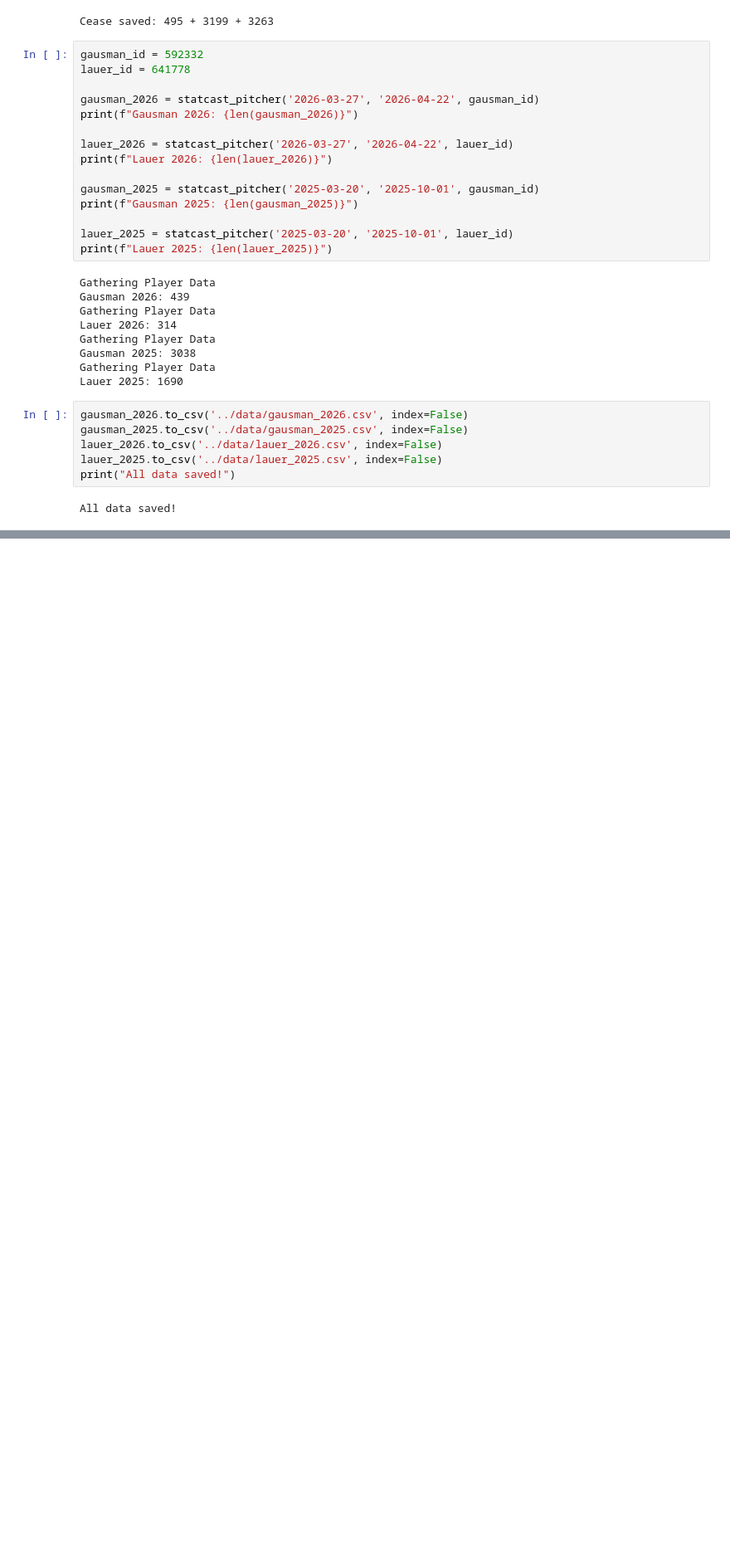
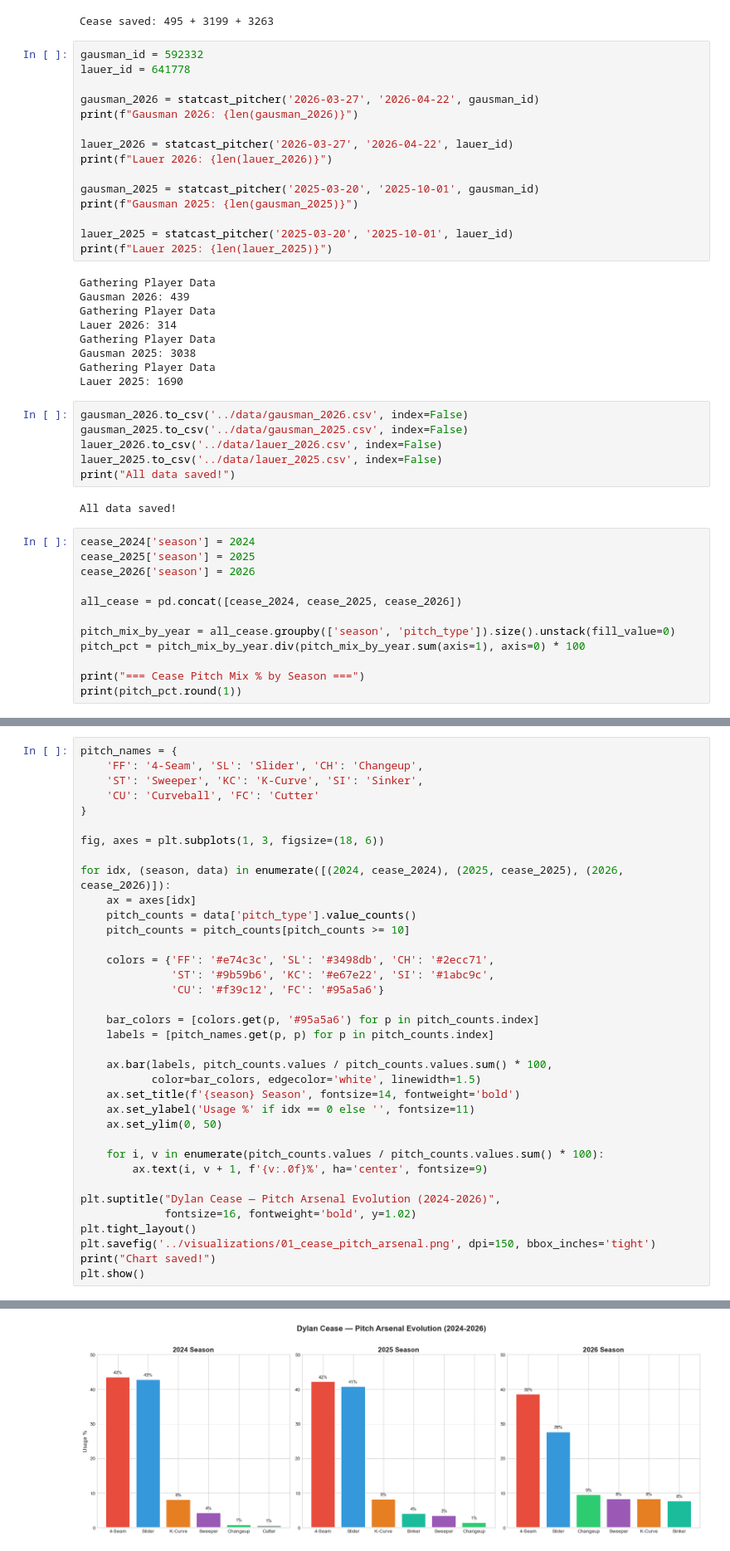
Before and after one commit to seongji-park/bluejays-2026-pitching-analysis, a Jupyter notebook: notebooks/01_cease_analysis.ipynb, the cells around one changed output, grey strips where cells are left out. Shown at 83% size. Cells and saved outputs as stored; diff of their text form; blank space fills up the shorter version.

```diff
--- a/notebooks/01_cease_analysis.ipynb
+++ b/notebooks/01_cease_analysis.ipynb
@@ -102,3 +102,15 @@ lauer_2025.to_csv('../data/lauer_2025.csv', index=False)
 print("All data saved!")
 # %% [output]
 All data saved!
+# %%
+cease_2024['season'] = 2024
+cease_2025['season'] = 2025
+cease_2026['season'] = 2026
+
+all_cease = pd.concat([cease_2024, cease_2025, cease_2026])
+
+pitch_mix_by_year = all_cease.groupby(['season', 'pitch_type']).size().unstack(fill_value=0)
+pitch_pct = pitch_mix_by_year.div(pitch_mix_by_year.sum(axis=1), axis=0) * 100
+
+print("=== Cease Pitch Mix % by Season ===")
+print(pitch_pct.round(1))
@@ -104,0 +155,37 @@ All data saved!
+# %%
+pitch_names = {
+    'FF': '4-Seam', 'SL': 'Slider', 'CH': 'Changeup',
+    'ST': 'Sweeper', 'KC': 'K-Curve', 'SI': 'Sinker',
+    'CU': 'Curveball', 'FC': 'Cutter'
+}
+
+fig, axes = plt.subplots(1, 3, figsize=(18, 6))
+
+for idx, (season, data) in enumerate([(2024, cease_2024), (2025, cease_2025), (2026, cease_2026)]):
+    ax = axes[idx]
+    pitch_counts = data['pitch_type'].value_counts()
+    pitch_counts = pitch_counts[pitch_counts >= 10]
+
+    colors = {'FF': '#e74c3c', 'SL': '#3498db', 'CH': '#2ecc71',
+              'ST': '#9b59b6', 'KC': '#e67e22', 'SI': '#1abc9c',
+              'CU': '#f39c12', 'FC': '#95a5a6'}
+
+    bar_colors = [colors.get(p, '#95a5a6') for p in pitch_counts.index]
+    labels = [pitch_names.get(p, p) for p in pitch_counts.index]
+
+    ax.bar(labels, pitch_counts.values / pitch_counts.values.sum() * 100,
+           color=bar_colors, edgecolor='white', linewidth=1.5)
+    ax.set_title(f'{season} Season', fontsize=14, fontweight='bold')
+    ax.set_ylabel('Usage %' if idx == 0 else '', fontsize=11)
+    ax.set_ylim(0, 50)
+
+    for i, v in enumerate(pitch_counts.values / pitch_counts.values.sum() * 100):
+        ax.text(i, v + 1, f'{v:.0f}%', ha='center', fontsize=9)
+
+plt.suptitle("Dylan Cease — Pitch Arsenal Evolution (2024-2026)",
+             fontsize=16, fontweight='bold', y=1.02)
+plt.tight_layout()
+plt.savefig('../visualizations/01_cease_pitch_arsenal.png', dpi=150, bbox_inches='tight')
+print("Chart saved!")
+plt.show()
+# %% [output]
@@ -104,0 +193 @@ All data saved!
+[figure, added]
```
Also changed, not shown: parts of 5 cells of this notebook, 3 other files.
